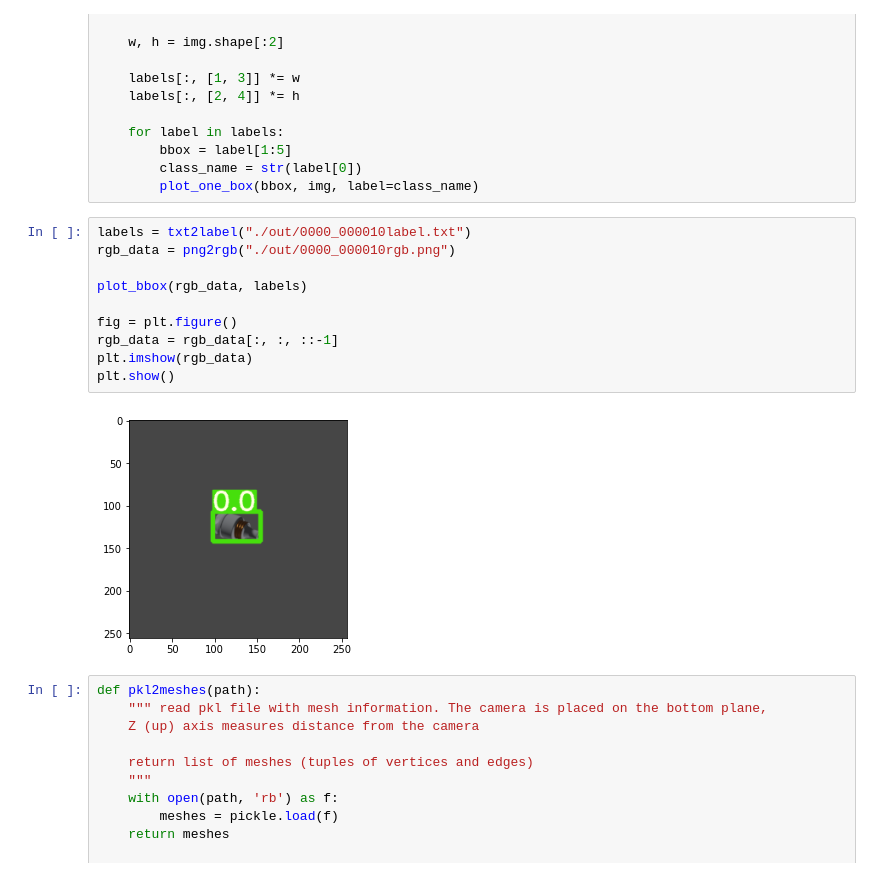
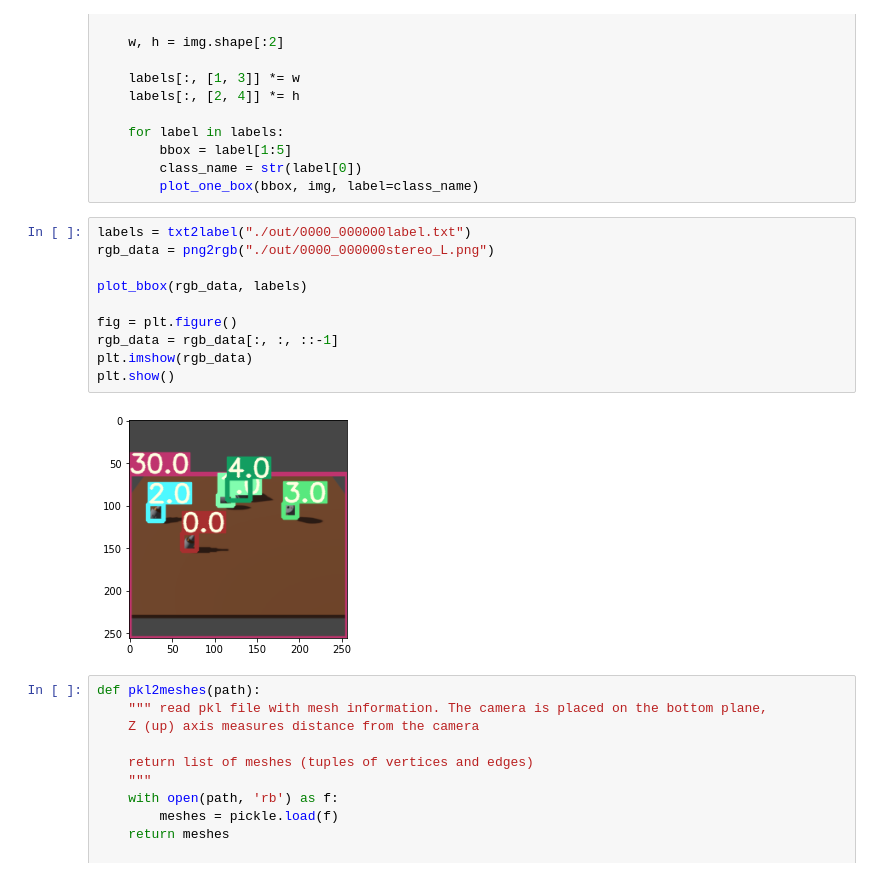
Before and after one commit to onorabil/blenderRenderer, a Jupyter notebook: PreviewData.ipynb, the cells around one changed output. Saved outputs shown, nothing was run; the diff lists cells and outputs as text.

```diff
--- a/PreviewData.ipynb
+++ b/PreviewData.ipynb
@@ -214,17 +222,17 @@ def plot_bbox(img, labels):
         class_name = str(label[0])
         plot_one_box(bbox, img, label=class_name)
 # %%
-labels = txt2label("./out/0000_000010label.txt")
-rgb_data = png2rgb("./out/0000_000010rgb.png")
+labels = txt2label("./out/0000_000000label.txt")
+rgb_data = png2rgb("./out/0000_000000stereo_L.png")
 
 plot_bbox(rgb_data, labels)
 
 fig = plt.figure()
 rgb_data = rgb_data[:, :, ::-1]
 plt.imshow(rgb_data)
 plt.show()
 # %% [output]
-[figure, old version]
+[figure, new version]
 # %%
 def pkl2meshes(path):
     """ read pkl file with mesh information. The camera is placed on the bottom plane,
```
Also changed, not shown: parts of 7 cells of this notebook, 3 other files.
